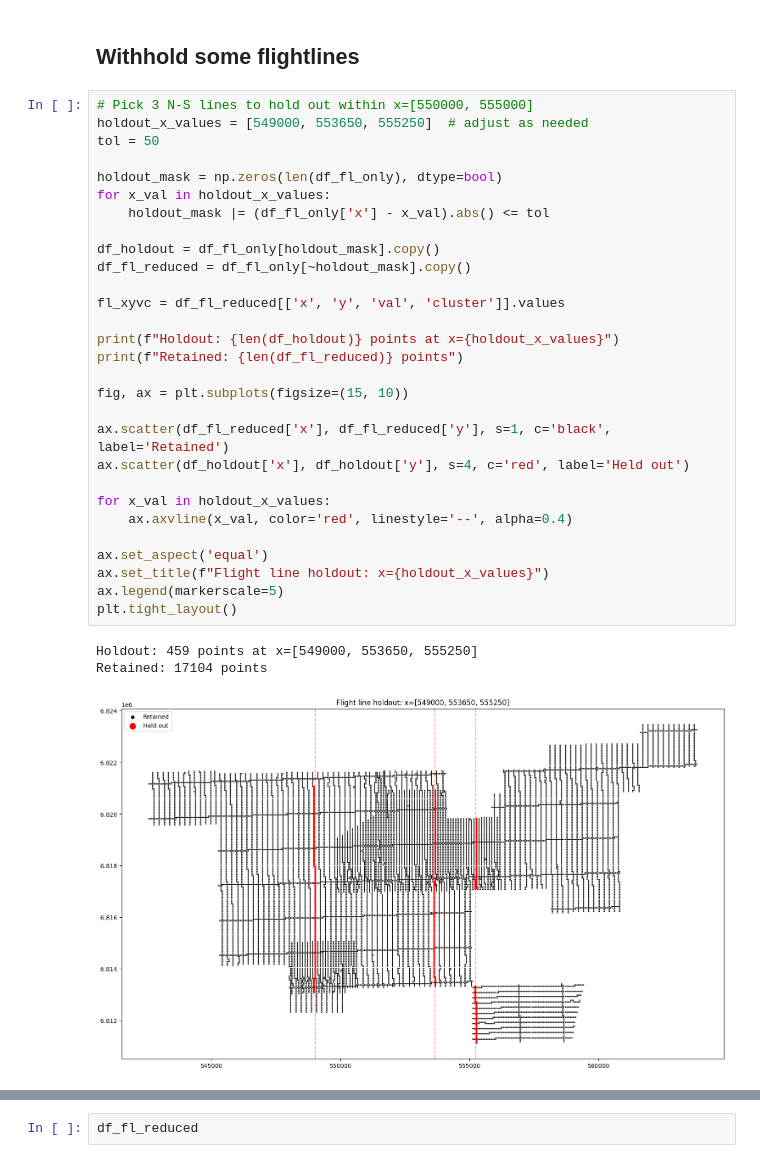
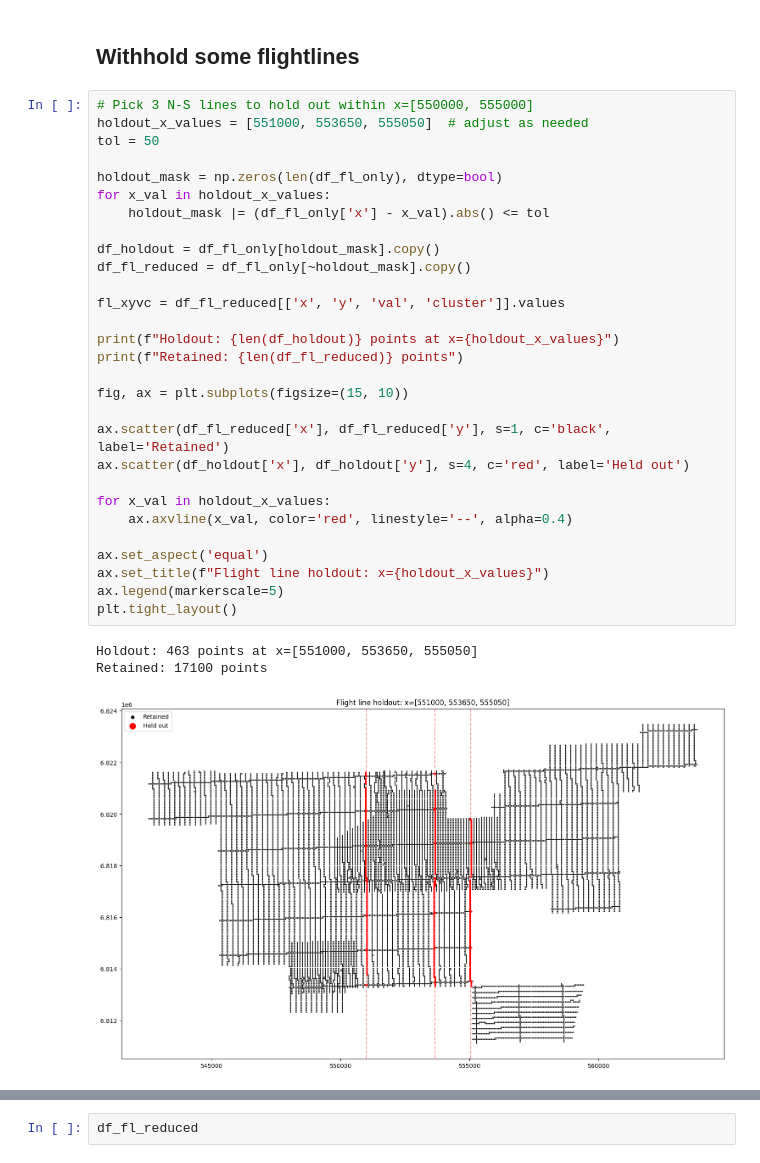
Before and after one commit to Stanford-Mineral-X/multigrid-sgsim, a Jupyter notebook: sandbox/csb_work.ipynb, the cells around one changed output, grey strips where cells are left out. Cells and saved outputs as stored; diff of their text form.

```diff
--- a/sandbox/csb_work.ipynb
+++ b/sandbox/csb_work.ipynb
@@ -94,34 +94,34 @@ plt.tight_layout()
 ## Withhold some flightlines
 # %%
 # Pick 3 N-S lines to hold out within x=[550000, 555000]
-holdout_x_values = [549000, 553650, 555250]  # adjust as needed
+holdout_x_values = [551000, 553650, 555050]  # adjust as needed
 tol = 50
 
 holdout_mask = np.zeros(len(df_fl_only), dtype=bool)
 for x_val in holdout_x_values:
     holdout_mask |= (df_fl_only['x'] - x_val).abs() <= tol
 
 df_holdout = df_fl_only[holdout_mask].copy()
 df_fl_reduced = df_fl_only[~holdout_mask].copy()
 
 fl_xyvc = df_fl_reduced[['x', 'y', 'val', 'cluster']].values
 
 print(f"Holdout: {len(df_holdout)} points at x={holdout_x_values}")
 print(f"Retained: {len(df_fl_reduced)} points")
 
 fig, ax = plt.subplots(figsize=(15, 10))
 
 ax.scatter(df_fl_reduced['x'], df_fl_reduced['y'], s=1, c='black', label='Retained')
 ax.scatter(df_holdout['x'], df_holdout['y'], s=4, c='red', label='Held out')
 
 for x_val in holdout_x_values:
     ax.axvline(x_val, color='red', linestyle='--', alpha=0.4)
 
 ax.set_aspect('equal')
 ax.set_title(f"Flight line holdout: x={holdout_x_values}")
 ax.legend(markerscale=5)
 plt.tight_layout()
 # %% [output]
-Holdout: 459 points at x=[549000, 553650, 555250]
-Retained: 17104 points
+Holdout: 463 points at x=[551000, 553650, 555050]
+Retained: 17100 points
-[figure, old version]
+[figure, new version]
```
Also changed, not shown: parts of 1 cell of this notebook, 1 other file.
